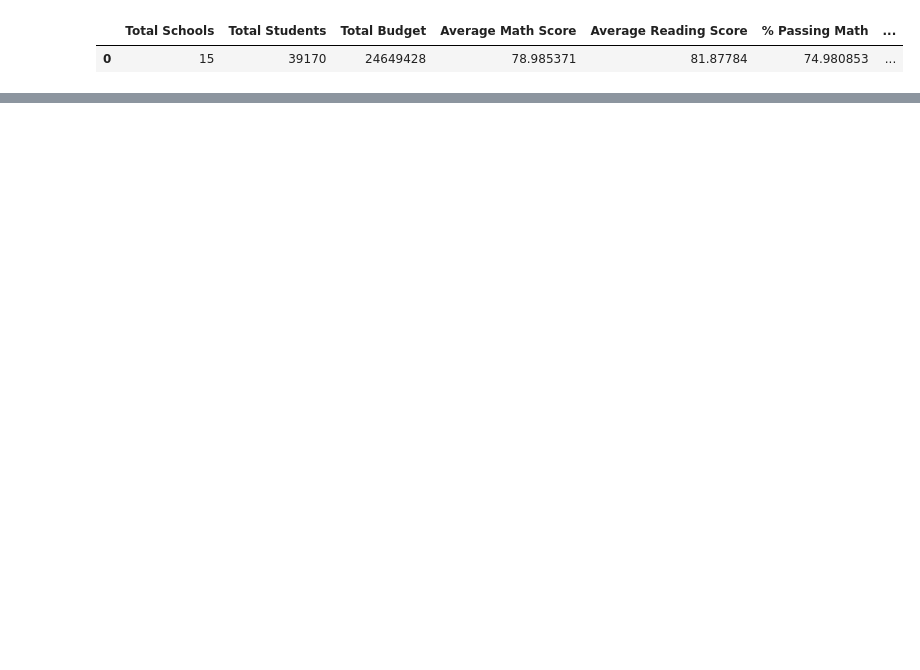
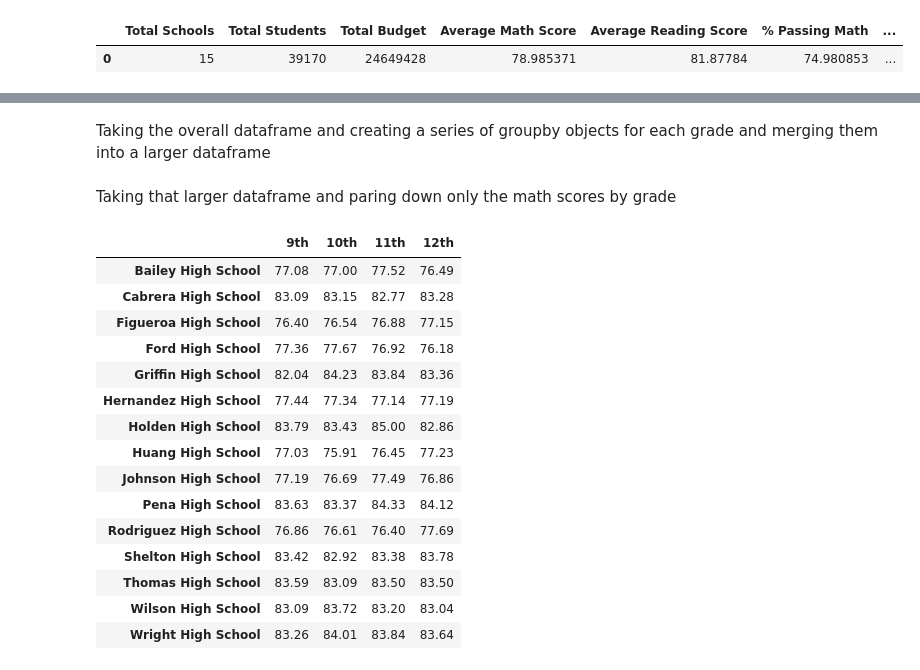
Before and after one commit to Jovh11/Pandas-Challenge, a Jupyter notebook: pandas_challenge.ipynb, the cells around one changed output, grey strips where cells are left out. Saved outputs shown, nothing was run; the diff lists cells and outputs as text; code cells hidden in the pictures; blank space fills up the shorter version.

```diff
--- a/pandas_challenge.ipynb
+++ b/pandas_challenge.ipynb
@@ -118,0 +171,50 @@ dtype: object
+# %% [markdown]
+Taking the overall dataframe and creating a series of groupby objects for each grade and merging them into a larger dataframe
+# %%
+score_df = combined_df[['school_name', 'math_score', 'reading_score', 'grade']]
+nine_df = score_df[score_df['grade'] == '9th']
+ten_df = score_df[score_df['grade'] == '10th']
+eleven_df = score_df[score_df['grade'] == '11th']
+twelve_df = score_df[score_df['grade'] == '12th']
+nine_group = nine_df.groupby(['school_name'])
+ten_group = ten_df.groupby(['school_name'])
+eleven_group = eleven_df.groupby('school_name')
+twelve_group = twelve_df.groupby('school_name')
+nine_mean = nine_group.mean()
+ten_mean = ten_group.mean()
+eleven_mean = eleven_group.mean()
+twelve_mean = twelve_group.mean()
+nine_mean = nine_mean.rename(columns={'math_score': '9th', 'reading_score': '9th R'})
+ten_mean = ten_mean.rename(columns= {'math_score': '10th', 'reading_score': '10th R'})
+eleven_mean = eleven_mean.rename(columns={'math_score': '11th', 'reading_score': '11th R'})
+twelve_mean = twelve_mean.rename(columns={'math_score': '12th', 'reading_score': '12th R'})
+combined_score_df = nine_mean.merge(ten_mean, on='school_name')
+combined_score_df = combined_score_df.merge(eleven_mean, on='school_name')
+combined_score_df = combined_score_df.merge(twelve_mean, on='school_name')
+# %% [markdown]
+Taking that larger dataframe and paring down only the math scores by grade
+# %%
+math_score_df = combined_score_df[['9th', '10th', '11th', '12th']]
+math_score_df = math_score_df.rename_axis(None, axis=0)
+math_score_df['9th'] = math_score_df['9th'].map('{:,.2f}'.format)
+math_score_df['10th'] = math_score_df['10th'].map('{:,.2f}'.format)
+math_score_df['11th'] = math_score_df['11th'].map('{:,.2f}'.format)
+math_score_df['12th'] = math_score_df['12th'].map('{:,.2f}'.format)
+math_score_df
+# %% [output]
+|  | 9th | 10th | 11th | 12th |
+| Bailey High School | 77.08 | 77.00 | 77.52 | 76.49 |
+| Cabrera High School | 83.09 | 83.15 | 82.77 | 83.28 |
+| Figueroa High School | 76.40 | 76.54 | 76.88 | 77.15 |
+| Ford High School | 77.36 | 77.67 | 76.92 | 76.18 |
+| Griffin High School | 82.04 | 84.23 | 83.84 | 83.36 |
+| Hernandez High School | 77.44 | 77.34 | 77.14 | 77.19 |
+| Holden High School | 83.79 | 83.43 | 85.00 | 82.86 |
+| Huang High School | 77.03 | 75.91 | 76.45 | 77.23 |
+| Johnson High School | 77.19 | 76.69 | 77.49 | 76.86 |
+| Pena High School | 83.63 | 83.37 | 84.33 | 84.12 |
+| Rodriguez High School | 76.86 | 76.61 | 76.40 | 77.69 |
+| Shelton High School | 83.42 | 82.92 | 83.38 | 83.78 |
+| Thomas High School | 83.59 | 83.09 | 83.50 | 83.50 |
+| Wilson High School | 83.09 | 83.72 | 83.20 | 83.04 |
+| Wright High School | 83.26 | 84.01 | 83.84 | 83.64 |
```
Also changed, not shown: parts of 25 cells of this notebook.
